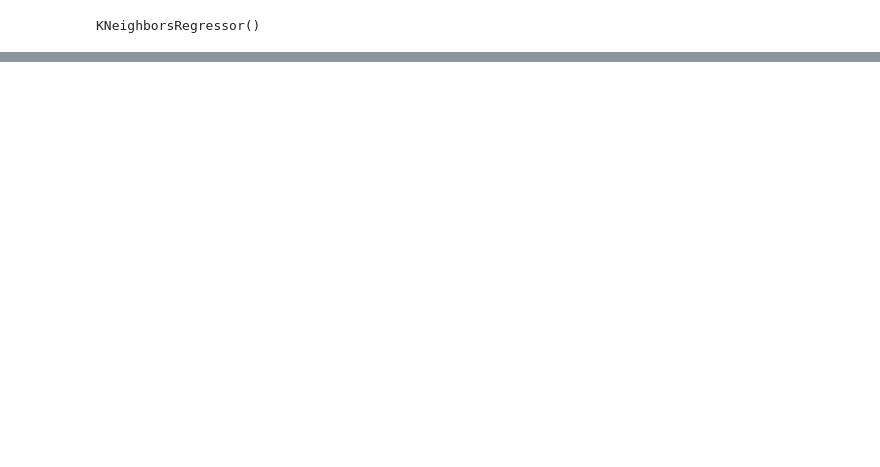
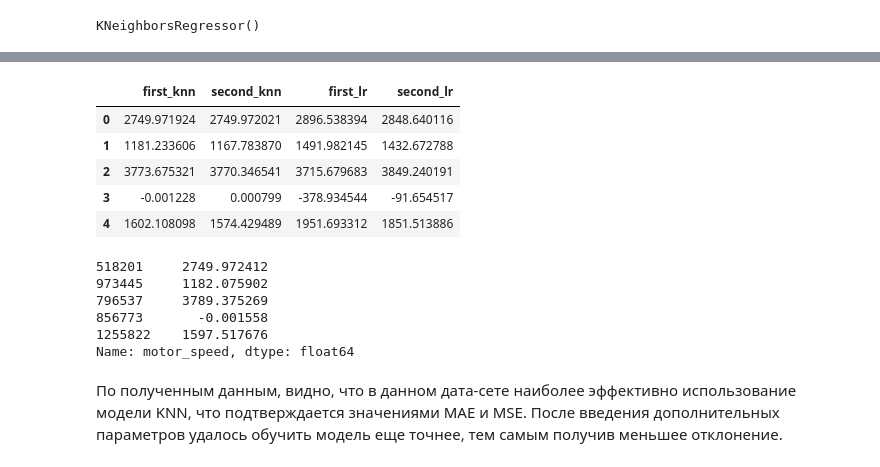
Before and after one commit to knpvlt/DS2, a Jupyter notebook: HW_8_KNN_LR.ipynb, the cells around one changed output, grey strips where cells are left out. Drawn from its saved outputs; the diff is of its cells as text; code cells hidden in the pictures; blank space fills up the shorter version.

```diff
--- a/HW_8_KNN_LR.ipynb
+++ b/HW_8_KNN_LR.ipynb
@@ -343,9 +343,9 @@ lr.coef_, lr.intercept_
         -9.24180940e+00, -7.45355539e+00,  8.99874478e-03,  1.59065402e-02]),
  192.08172975697107)
 # %%
-y_train_predicted = lr.predict(X_train)
+y_train_predicted2 = lr.predict(X_train)
 
-y_test_predicted = lr.predict(X_test)
+y_test_predicted2 = lr.predict(X_test)
 # %%
 from sklearn.metrics import mean_absolute_error, mean_squared_error
 
@@ -371 +369,5 @@ KNeighborsRegressor()
+# %%
+y_train_predicted_knn2 = knn.predict(X_train)
+
+y_test_predicted_knn2 = knn.predict(X_test)
 # %%
@@ -384,0 +393,27 @@ np.mean(np.abs(scores))
+# %%
+result_knn = pd.DataFrame(y_train_predicted_knn, columns=['first_knn'])
+result_knn2 = pd.DataFrame(y_train_predicted_knn2, columns=['second_knn'])
+result_lr = pd.DataFrame(y_train_predicted, columns=['first_lr'])
+result_lr2 = pd.DataFrame(y_train_predicted2, columns=['second_lr'])
+
+
+rd = pd.concat([result_knn, result_knn2, result_lr, result_lr2], axis = 1 )
+rd.head()
+# %% [output]
+|  | first_knn | second_knn | first_lr | second_lr |
+| 0 | 2749.971924 | 2749.972021 | 2896.538394 | 2848.640116 |
+| 1 | 1181.233606 | 1167.783870 | 1491.982145 | 1432.672788 |
+| 2 | 3773.675321 | 3770.346541 | 3715.679683 | 3849.240191 |
+| 3 | -0.001228 | 0.000799 | -378.934544 | -91.654517 |
+| 4 | 1602.108098 | 1574.429489 | 1951.693312 | 1851.513886 |
+# %%
+y_train.head()
+# %% [output]
+518201     2749.972412
+973445     1182.075902
+796537     3789.375269
+856773       -0.001558
+1255822    1597.517676
+Name: motor_speed, dtype: float64
+# %% [markdown]
+По полученным данным, видно, что в данном дата-сете наиболее эффективно использование модели KNN, что подтверждается значениями MAE и MSE. После введения дополнительных параметров удалось обучить модель еще точнее, тем самым получив меньшее отклонение.
```
Also changed, not shown: parts of 9 cells of this notebook.
